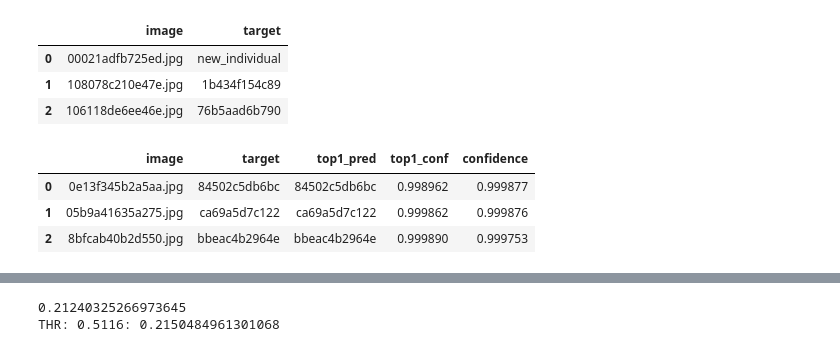
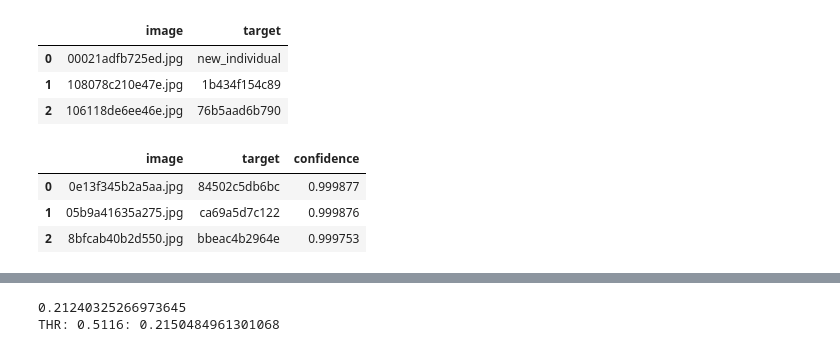
Before and after one commit to ptran1203/whale, a Jupyter notebook: eval.ipynb, the cells around one changed output, grey strips where cells are left out. Drawn from its saved outputs; the diff is of its cells as text; code cells hidden in the pictures.

```diff
--- a/eval.ipynb
+++ b/eval.ipynb
@@ -74,9 +74,8 @@ train_embs = get_emb(infer_dirs, 'train', weights)
 # test_embs = get_emb(infer_dirs, 'test', weights)
 val_embs = get_emb(infer_dirs, 'val', weights)
 
-train_embs = l2norm(train_embs)
+# train_embs = l2norm(train_embs)
 # test_embs = l2norm(test_embs)
-val_embs = l2norm(val_embs)
-print(len(train_embs) + len(val_embs))
+# val_embs = l2norm(val_embs)
 # %% [output]
 Ensemble of 1 models
@@ -174,0 +173,18 @@ for i, scores in enumerate(cosines):
+# %%
+pred_list = []
+for i, scores in enumerate(tqdm(cosines)):
+    top = 10
+    sort_idx = np.argsort(-scores)
+    topk = [train_k[j] for j in sort_idx[:top]]
+    topk_score = [scores[j] for j in sort_idx[:top]]
+    topk_id = [train_map[x] for x in topk]
+    qid = test_k[i]
+    gt = train_map[qid]
+    n_same = Counter(topk_id).most_common(1)[0][1]
+    top5_correct = gt in topk_id[:5]
+    pred_list.append([qid, gt, n_same, top5_correct] + topk_id + topk_score)
+
+pred_df = pd.DataFrame(pred_list, columns=['image', 'gt', 'same', 'top5_correct'] +
+                                          [f'top{i}' for i in range(10)] +
+                                          [f'score{i}' for i in range(10)])
+pred_df['correct'] = pred_df['gt'] == pred_df['top0']
@@ -188,6 +212,7 @@ NearestNeighbors(metric='cosine', n_neighbors=100)
 train_ids = np.unique([train_map[x] for x in train_k])
 allowed = []
 for i, k in enumerate(val_k):
+    assert k in train_map, k
     if train_map[k] in train_ids:
         allowed.append(train_map[k])
 
@@ -203,35 +228,36 @@ val_targets_df.head(3)
 | 1 | 108078c210e47e.jpg | 1b434f154c89 |
 | 2 | 106118de6ee46e.jpg | 76b5aad6b790 |
 # %%
-distances, idxs = knn.kneighbors(val_v, 100, return_distance=True)
+distances, idxs = knn.kneighbors(val_v, 200, return_distance=True)
 # %%
 
 from tqdm import tqdm
 
 val_df = []
 train_k = np.asarray(train_k)
 img2id = dict(zip(train_df.image, train_df.individual_id))
 
 for i in tqdm(range(len(val_k))):
     dist, idx = distances[i], idxs[i]
     for d, id in zip(dist, idx):
         img_id = train_k[id]
-        pred = val_pred[val_k[i]]
-        top1_idx = np.argmax(pred)
-        top1_conf = pred[top1_idx]
-        top1_pred = num2id[top1_idx]
+        # pred = val_pred[val_k[i]]
+        # top1_idx = np.argmax(pred)
+        # top1_conf = pred[top1_idx]
+        # top1_pred = num2id[top1_idx]
         tar = img2id[img_id]
-        val_df.append([val_k[i], tar, d, top1_pred, top1_conf])
+        # top1_pred, top1_conf
+        val_df.append([val_k[i], tar, d])
 
-val_df = pd.DataFrame(val_df, columns=['image', 'target', 'distances', 'top1_pred', 'top1_conf'])
+val_df = pd.DataFrame(val_df, columns=['image', 'target', 'distances'])
 raw_val_df = val_df.copy()
 val_df['confidence'] = 1-val_df['distances']
-val_df = val_df.groupby(['image','target', 'top1_pred', 'top1_conf']).confidence.max().reset_index()
+val_df = val_df.groupby(['image','target']).confidence.max().reset_index()
 val_df = val_df.sort_values('confidence',ascending=False).reset_index(drop=True)
 val_df.to_csv('val_neighbors.csv')
 val_df.head(3)
 # %% [output]
-|  | image | target | top1_pred | top1_conf | confidence |
-| 0 | 0e13f345b2a5aa.jpg | 84502c5db6bc | 84502c5db6bc | 0.998962 | 0.999877 |
-| 1 | 05b9a41635a275.jpg | ca69a5d7c122 | ca69a5d7c122 | 0.999862 | 0.999876 |
-| 2 | 8bfcab40b2d550.jpg | bbeac4b2964e | bbeac4b2964e | 0.999890 | 0.999753 |
+|  | image | target | confidence |
+| 0 | 0e13f345b2a5aa.jpg | 84502c5db6bc | 0.999877 |
+| 1 | 05b9a41635a275.jpg | ca69a5d7c122 | 0.999876 |
+| 2 | 8bfcab40b2d550.jpg | bbeac4b2964e | 0.999753 |
```
Also changed, not shown: parts of 11 cells of this notebook, 3 other files.
